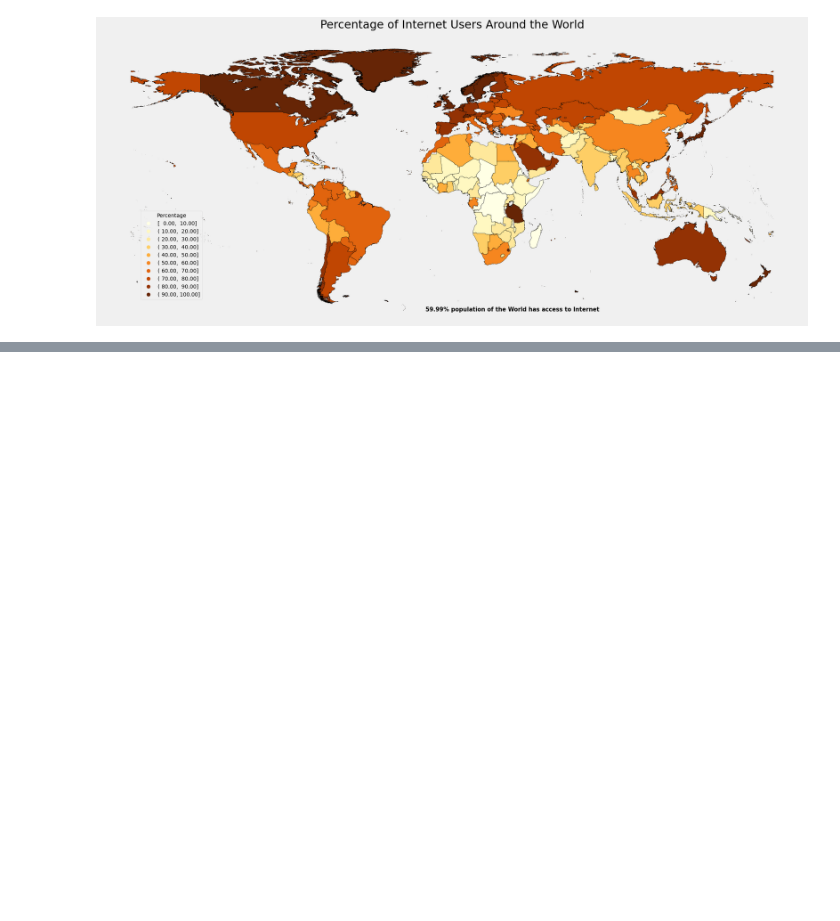
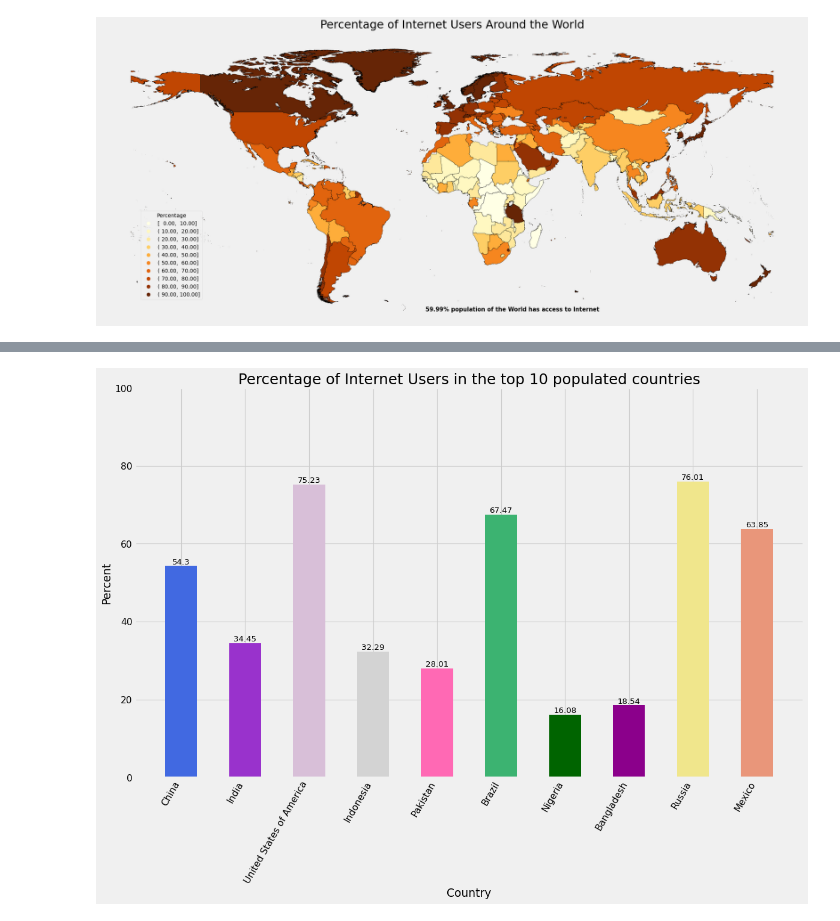
Before and after one commit to nakedlydog/internet_users, a Jupyter notebook: internet_users.ipynb, the cells around one changed output, grey strips where cells are left out. Saved outputs shown, nothing was run; the diff lists cells and outputs as text; code cells hidden in the pictures; blank space fills up the shorter version.

```diff
--- a/internet_users.ipynb
+++ b/internet_users.ipynb
@@ -50,0 +96,3 @@ Text(-15, -60, '59.99% population of the World has access to Internet')
+# %%
+users2.sort_values('Population', ascending=False, inplace=True)
+users2.head(10)
@@ -50,0 +111,4 @@ Text(-15, -60, '59.99% population of the World has access to Internet')
+# %%
+make_histogram_country_percent(users2.head(10), "Percentage of Internet Users in the top 10 populated countries")
+# %% [output]
+[figure, added]
```
Also changed, not shown: parts of 7 cells of this notebook, 1 other file.
